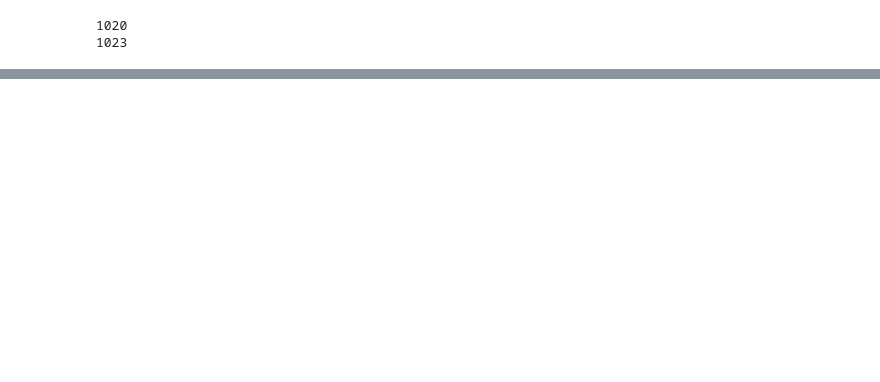
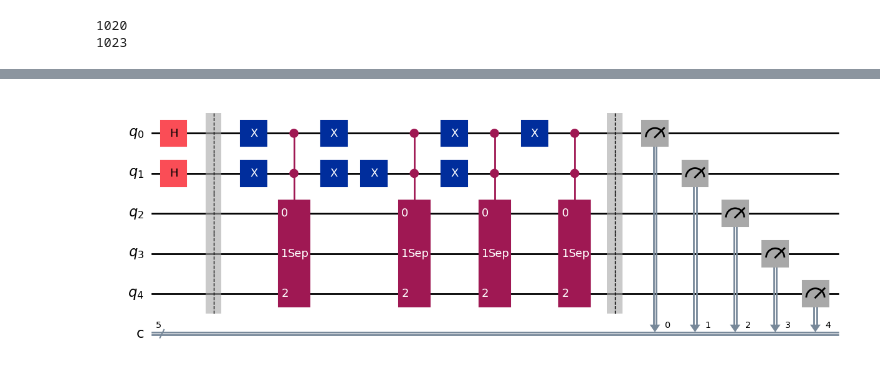
Before and after one commit to el-dAna/QIP, a Jupyter notebook: QPIE.ipynb, the cells around one changed output, grey strips where cells are left out. Drawn from its saved outputs; the diff is of its cells as text; code cells hidden in the pictures; blank space fills up the shorter version.

```diff
--- a/QPIE.ipynb
+++ b/QPIE.ipynb
@@ -369,0 +3816,93 @@ Original Image:
+# %%
+# Phase 7 — Imports, helpers, test image, separable baseline
+import numpy as np
+import matplotlib.pyplot as plt
+from qiskit import QuantumCircuit, transpile
+from qiskit_aer import AerSimulator
+
+np.random.seed(42)
+sim_sv = AerSimulator(method='statevector')
+sim_shots = AerSimulator(method='automatic')
+
+# ── Tiny 2×2 RGB test image ──────────────────────────────────────────
+img_2x2 = np.array([
+    [[200, 180, 160], [ 50, 120, 220]],
+    [[128,  64,  32], [255, 200, 100]]
+], dtype=np.uint8)
+rows, cols, _ = img_2x2.shape
+n_pixels = rows * cols
+n_pos = int(np.ceil(np.log2(n_pixels)))
+print(f"Test image: {rows}×{cols} RGB, {n_pixels} pixels, {n_pos} position qubits")
+
+# ── Helper: angle mapping ────────────────────────────────────────────
+def intensity_to_angle(I, max_val=255):
+    """Map [0, max_val] → [0, π/2]."""
+    return (I / max_val) * (np.pi / 2)
+
+# ── Helper: run circuit, get counts dict ─────────────────────────────
+def run_circuit(qc, shots=8192):
+    """Transpile & run, return counts dict."""
+    t = transpile(qc, sim_shots)
+    result = sim_shots.run(t, shots=shots).result()
+    return result.get_counts()
+
+# ── Helper: build position-controlled sub-circuit ────────────────────
+def controlled_on_position(qc, pos_qubits, color_qubits, pos_val, color_circuit_fn, params):
+    """Apply color_circuit_fn to color_qubits, controlled on pos_qubits==pos_val.
+    Uses X-bracket technique: flip 0-bits, apply multi-controlled, flip back."""
+    n_pos = len(pos_qubits)
+    # Flip qubits where pos_val bit is 0
+    for i in range(n_pos):
+        if not (pos_val >> i) & 1:
+            qc.x(pos_qubits[i])
+    # Build the color sub-circuit and control it on ALL position qubits
+    color_sub = color_circuit_fn(params)
+    controlled_sub = color_sub.to_gate().control(n_pos)
+    qc.append(controlled_sub, pos_qubits + color_qubits)
+    # Flip back
+    for i in range(n_pos):
+        if not (pos_val >> i) & 1:
+            qc.x(pos_qubits[i])
+
+# ── Scheme 0: SEPARABLE BASELINE (product state, no entanglement) ────
+def build_separable_color_subcircuit(params):
+    """3 independent Ry rotations — no entanglement."""
+    theta_R, theta_G, theta_B = params
+    qc = QuantumCircuit(3, name='Sep')
+    qc.ry(2 * theta_R, 0)
+    qc.ry(2 * theta_G, 1)
+    qc.ry(2 * theta_B, 2)
+    return qc
+
+def build_separable_circuit(img_rgb, draw=False):
+    """Full separable color encoding circuit for an RGB image."""
+    rows, cols, _ = img_rgb.shape
+    n_pix = rows * cols
+    n_pos = int(np.ceil(np.log2(n_pix)))
+    n_color = 3
+    qc = QuantumCircuit(n_pos + n_color, n_pos + n_color, name='Separable')
+    pos_q = list(range(n_pos))
+    col_q = list(range(n_pos, n_pos + n_color))
+    # Equal superposition over positions
+    for q in pos_q:
+        qc.h(q)
+    qc.barrier()
+    # Per-pixel color encoding
+    for p in range(n_pix):
+        r_idx, c_idx = divmod(p, cols)
+        if r_idx >= rows:
+            continue
+        R, G, B = img_rgb[r_idx, c_idx].astype(float)
+        params = (intensity_to_angle(R), intensity_to_angle(G), intensity_to_angle(B))
+        controlled_on_position(qc, pos_q, col_q, p, build_separable_color_subcircuit, params)
+    qc.barrier()
+    qc.measure(range(n_pos + n_color), range(n_pos + n_color))
+    if draw:
+        display(qc.draw('mpl', fold=120))
+    return qc
+
+# Quick test: build and draw separable circuit for 2×2
+print("\n── Separable Baseline Circuit (2×2 RGB) ──")
+qc_sep = build_separable_circuit(img_2x2, draw=True)
+print(f"Qubits: {qc_sep.num_qubits}, Depth: {qc_sep.depth()}")
+# %% [output]
@@ -369,0 +3912 @@ Original Image:
+[figure, added]
```
Also changed, not shown: parts of 42 cells of this notebook.
